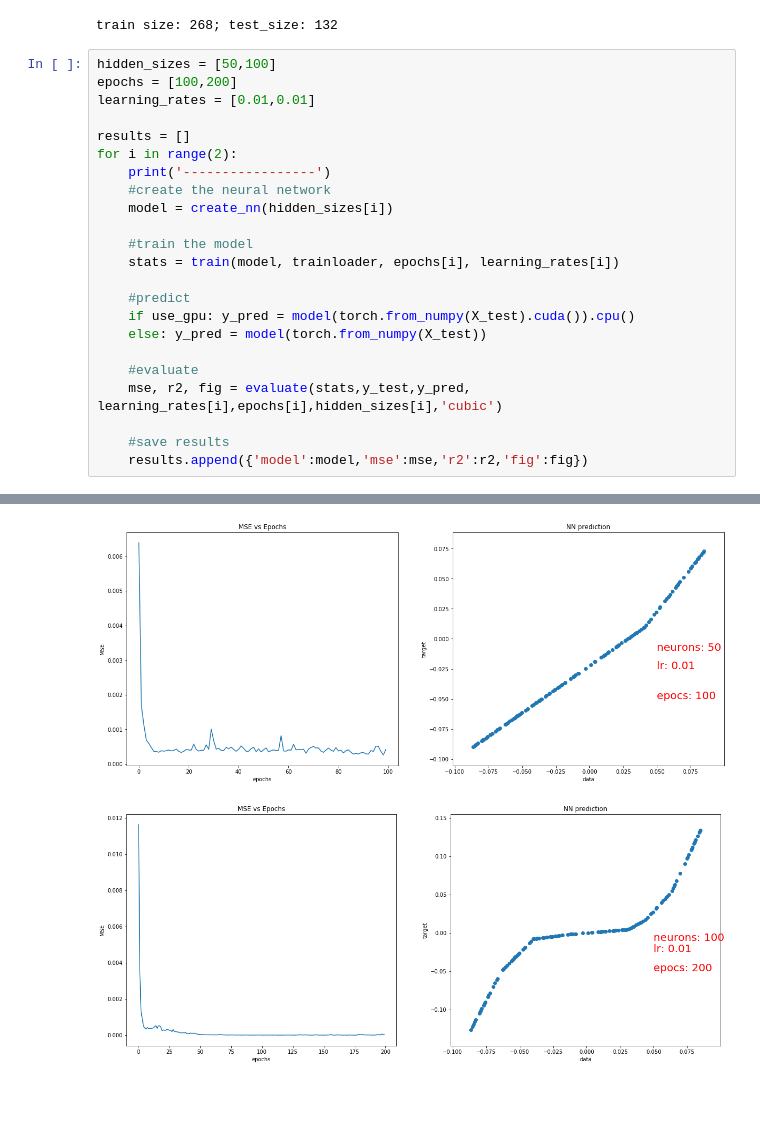
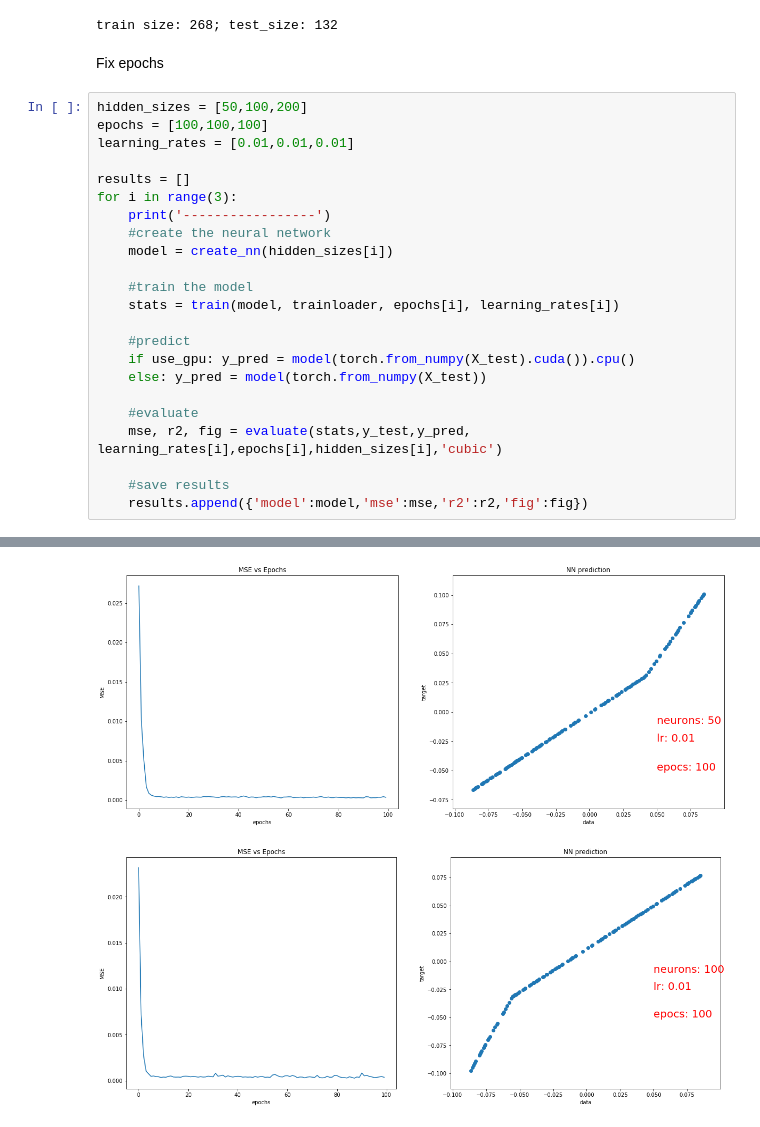
Before and after one commit to Miguel-Salgado/Neuralnets_universal_approximator, a Jupyter notebook: nn_as_universal_aproximator.ipynb, the cells around one changed output, grey strips where cells are left out. Cells and saved outputs as stored; diff of their text form; blank space fills up the shorter version.

```diff
--- a/nn_as_universal_aproximator.ipynb
+++ b/nn_as_universal_aproximator.ipynb
@@ -292,13 +292,15 @@ trainloader = Data.DataLoader(
     shuffle=True)
 # %% [output]
 train size: 268; test_size: 132
+# %% [markdown]
+Fix epochs
 # %%
-hidden_sizes = [50,100]
-epochs = [100,200]
-learning_rates = [0.01,0.01]
+hidden_sizes = [50,100,200]
+epochs = [100,100,100]
+learning_rates = [0.01,0.01,0.01]
 
 results = []
-for i in range(2):
+for i in range(3):
     print('-----------------')
     #create the neural network
     model = create_nn(hidden_sizes[i])
@@ -329,2 +336,2 @@ MSE: 1.004262718586688e-05; R2: 0.9967526040073554
-[figure, old version]
+[figure, new version]
-[figure, old version]
+[figure, new version]
```
Also changed, not shown: parts of 6 cells of this notebook.
